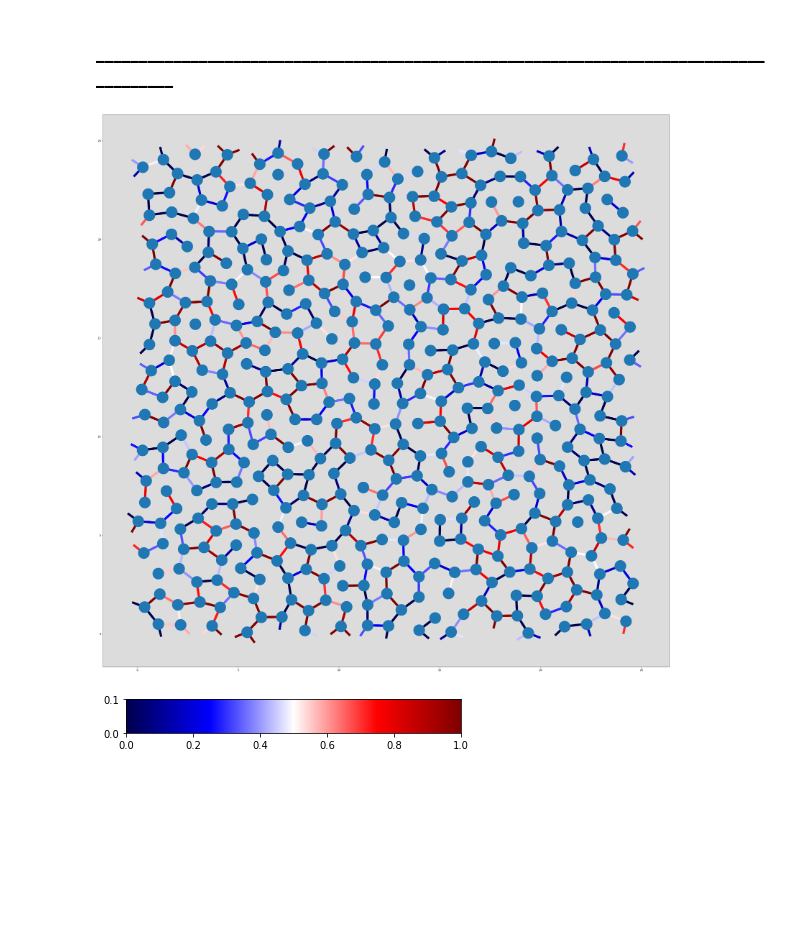
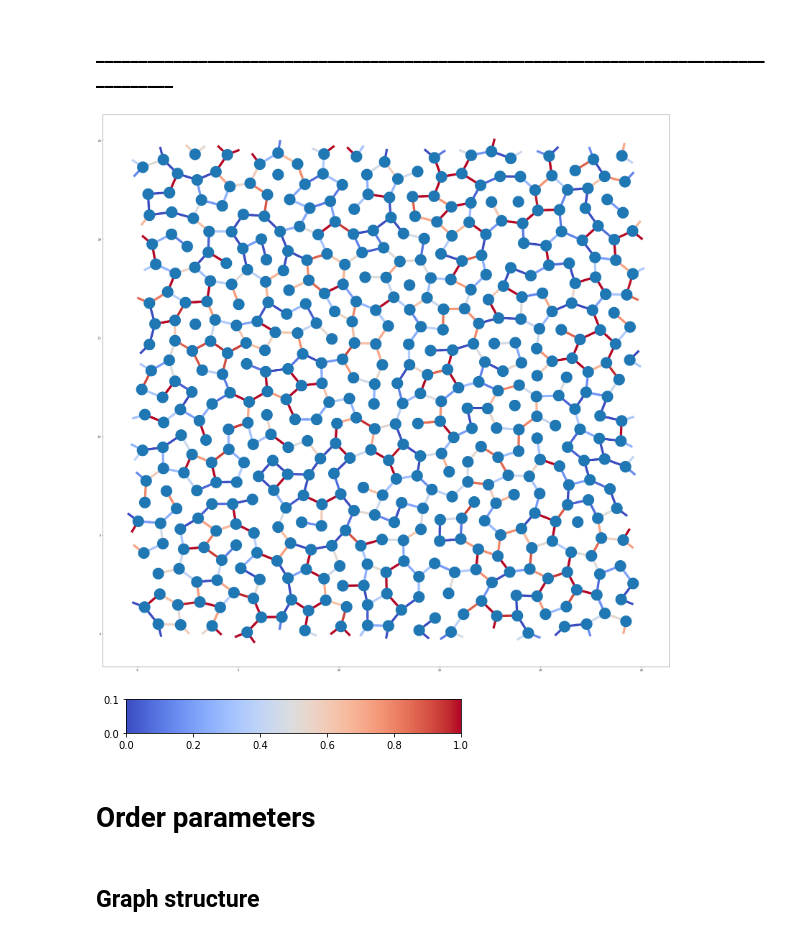
Before and after one commit to Simone7monaco/PatchyParticles, a Jupyter notebook: Bond Breaking.ipynb, the cells around one changed output. Cells and saved outputs as stored; diff of their text form; code cells hidden in the pictures; blank space fills up the shorter version.

```diff
--- a/Bond Breaking.ipynb
+++ b/Bond Breaking.ipynb
@@ -76,31 +76,35 @@ with open("breaklist_80.500.dat", "r") as file:  #Breaking Times
 # %%
 aev=np.array(events)
 aC=np.array(C)
 
 t_b = time/aev[:,2]
 m = np.mean(t_b)
 std = np.std(t_b)
 t_b=(((t_b-m)/std)+1)/2
 
 fig = plt.figure(figsize=(40,40))
 ax = plt.axes()
-ax.set_facecolor('gainsboro')
+#ax.set_facecolor('gainsboro')
 δ = .6
 
 for ev in range(aev[:,2].size):   #Bonds
-    col = pl.cm.seismic(t_b[ev])
+    col = pl.cm.coolwarm(t_b[ev])
     r1 = np.array(C[int(aev[ev,0])][:])
     r2 = np.array(C[int(aev[ev,1])][:])
     dr = [rescale((r2 - r1)[0], xsize), rescale((r2-r1)[1], ysize)]
     ax.plot([r1[0], r1[0]+δ*dr[0]/np.linalg.norm(dr)], [r1[1], r1[1]+δ*dr[1]/np.linalg.norm(dr)], color=col, linewidth=9, zorder=1)
     ax.plot([r2[0], r2[0]-δ*dr[0]/np.linalg.norm(dr)], [r2[1], r2[1]-δ*dr[1]/np.linalg.norm(dr)], color=col, linewidth=9, zorder=1)
 
 #for c in C:
     #sphere(c[0], c[1])
 
 ax.scatter(aC[:,0], aC[:,1], s=2000, zorder=2)   #Particles
-view_colormap('seismic')
+view_colormap('coolwarm')
 plt.show()
 # %% [output]
-[figure, old version]
+[figure, new version]
-[figure, old version]
+[figure, new version]
+# %% [markdown]
+# Order parameters
+# %% [markdown]
+## Graph structure
```
Also changed, not shown: parts of 6 cells of this notebook.
